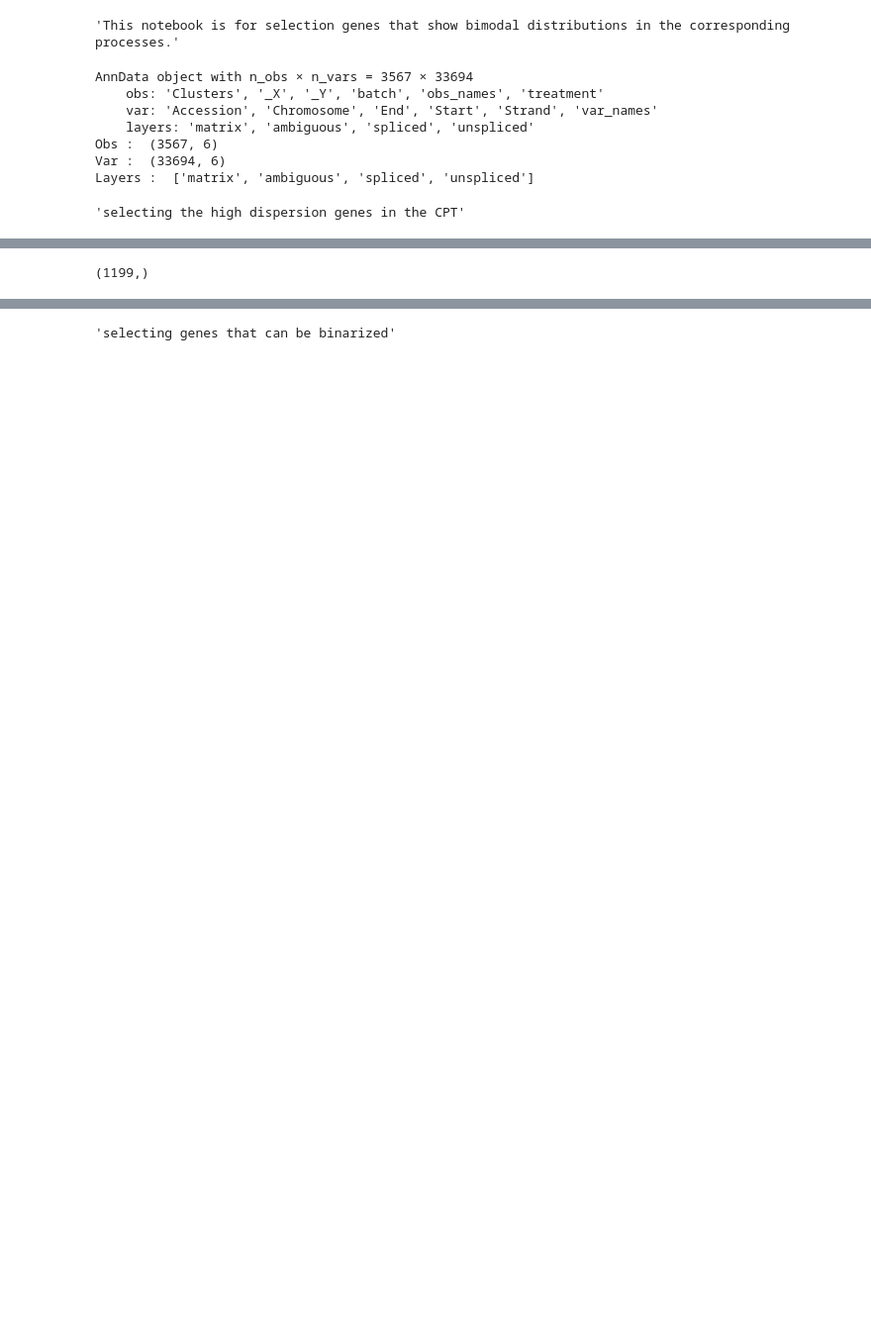
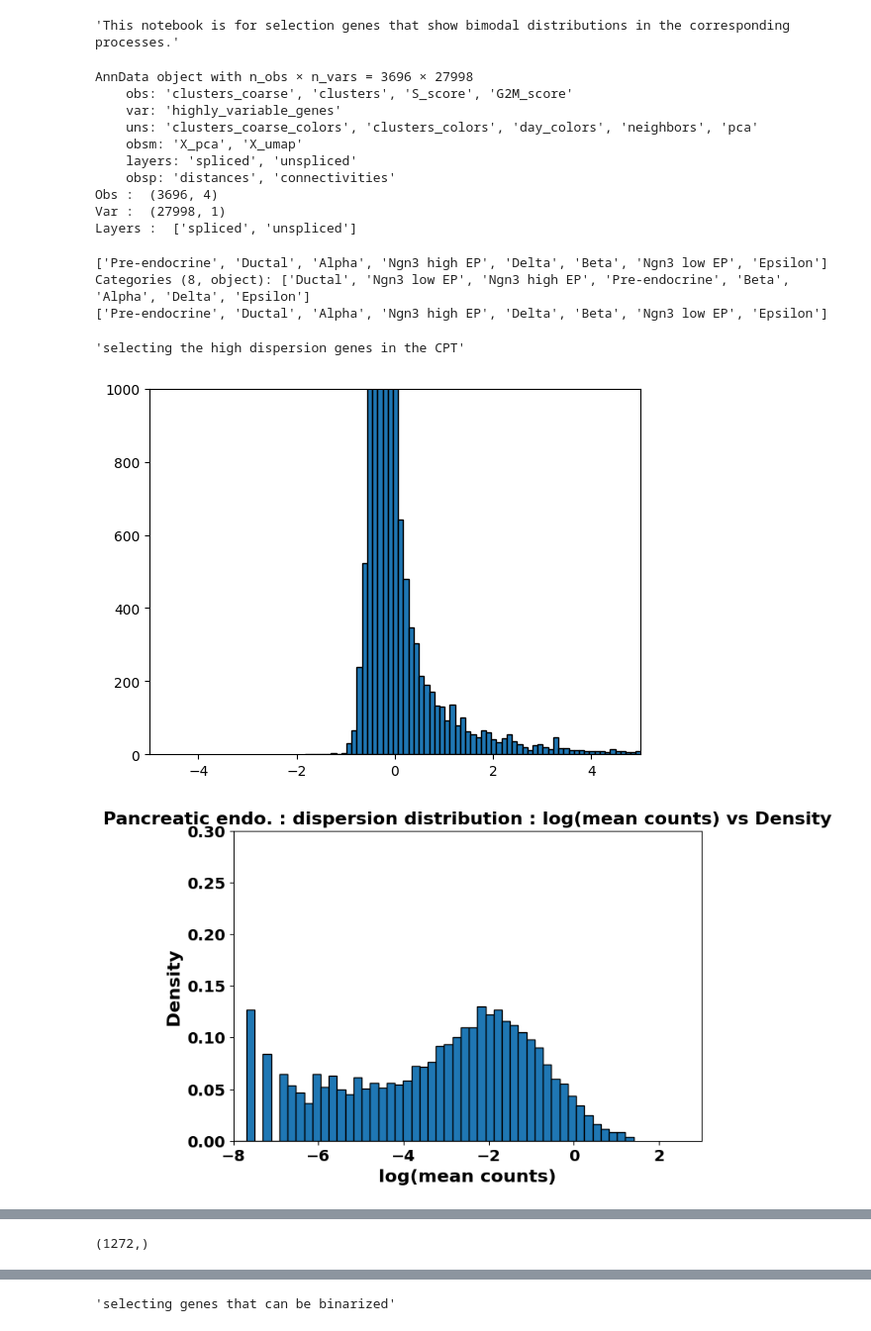
Before and after one commit to Sal7Duck/CPT_GRN_analysis, a Jupyter notebook: 1_gene_binarization.ipynb, the cells around one changed output, grey strips where cells are left out. Shown at 99% size. Drawn from its saved outputs; the diff is of its cells as text; code cells hidden in the pictures; blank space fills up the shorter version.

Commit message:
Reproduction of pipeline for pancreatic dataset

```diff
--- a/1_gene_binarization.ipynb
+++ b/1_gene_binarization.ipynb
@@ -46,20 +46,31 @@ if not os.path.exists('result/'):
     os.makedirs('result/')
 result_path='result/'
 # %%
-adata0=scv.read_loom("Data/Loom_data/a549_tgfb1.loom")
+adata0=scv.read('data/endocrinogenesis_day15.h5ad')
 # %%
 print(adata0)
 print("Obs : ", adata0.obs.shape)
 print("Var : ", adata0.var.shape)
 print("Layers : ", list(adata0.layers.keys()))
 # %% [output]
-AnnData object with n_obs × n_vars = 3567 × 33694
-    obs: 'Clusters', '_X', '_Y', 'batch', 'obs_names', 'treatment'
-    var: 'Accession', 'Chromosome', 'End', 'Start', 'Strand', 'var_names'
-    layers: 'matrix', 'ambiguous', 'spliced', 'unspliced'
-Obs :  (3567, 6)
-Var :  (33694, 6)
-Layers :  ['matrix', 'ambiguous', 'spliced', 'unspliced']
+AnnData object with n_obs × n_vars = 3696 × 27998
+    obs: 'clusters_coarse', 'clusters', 'S_score', 'G2M_score'
+    var: 'highly_variable_genes'
+    uns: 'clusters_coarse_colors', 'clusters_colors', 'day_colors', 'neighbors', 'pca'
+    obsm: 'X_pca', 'X_umap'
+    layers: 'spliced', 'unspliced'
+    obsp: 'distances', 'connectivities'
+Obs :  (3696, 4)
+Var :  (27998, 1)
+Layers :  ['spliced', 'unspliced']
+# %%
+print(adata0.obs['clusters'].unique())
+t_list = adata0.obs['clusters'].unique().tolist()
+print(t_list)
+# %% [output]
+['Pre-endocrine', 'Ductal', 'Alpha', 'Ngn3 high EP', 'Delta', 'Beta', 'Ngn3 low EP', 'Epsilon']
+Categories (8, object): ['Ductal', 'Ngn3 low EP', 'Ngn3 high EP', 'Pre-endocrine', 'Beta', 'Alpha', 'Delta', 'Epsilon']
+['Pre-endocrine', 'Ductal', 'Alpha', 'Ngn3 high EP', 'Delta', 'Beta', 'Ngn3 low EP', 'Epsilon']
 # %%
 "selecting the high dispersion genes in the CPT"
 # %% [output]
@@ -67,24 +78,52 @@ Layers :  ['matrix', 'ambiguous', 'spliced', 'unspliced']
 # %%
 adata=adata0.copy()
 adata,df,gene_subset=filter_dispersion(adata,n_bins=20,min_disp = 0.5,max_disp = np.inf,min_mean = 0.01,max_mean = 3)
+
+plt.hist(df["dispersion_norm"].values,bins=200,edgecolor='k')
+plt.axis([-5,5,0,1000])
+plt.show()
+
+plt.figure(figsize=(7.5,5))
+plt.hist(np.log(df["mean"].values),bins=150,edgecolor='k',density=True)
+plt.axis([-8,3,0,0.3])
+plt.xlabel('log(mean counts)',fontsize=16,fontweight='bold')
+plt.ylabel('Density',fontsize=16,fontweight='bold')
+plt.title('Pancreatic endo. : dispersion distribution : log(mean counts) vs Density',fontsize=16,fontweight='bold')
+plt.xticks(np.arange(-8,3,2),fontsize=14,fontweight='bold')
+plt.yticks(fontsize=14,fontweight='bold')
+plt.savefig(result_path+'EG_mean_counts_distribution.png',dpi=300)
+plt.show()
 
 # adata.var.index.values[gene_subset].shape
 hv_genes=adata.var.index.values[gene_subset]
 adata=adata[:,hv_genes]
 
 #----distribution of shared counts
 
 Xs, Xu = adata.layers["spliced"], adata.layers["unspliced"]
 nonzeros = (
     (Xs > 0).multiply(Xu > 0) if issparse(Xs) else (Xs > 0) * (Xu > 0)
             )
 X = (
     nonzeros.multiply(Xs) + nonzeros.multiply(Xu)
     if issparse(nonzeros)
                 else nonzeros * (Xs + Xu)
             )
 
 # plt.hist(np.sum(X.A,axis=0),bins=100,edgecolor='k')
 
+plt.figure(figsize=(7.5,5))
+plt.hist(np.log(np.sum(X.A,axis=0)+1e-6),bins=200,edgecolor='k',density=True)
+plt.axis([0,11,0,0.5])
+plt.xlabel('log(shared counts)',fontsize=16,fontweight='bold')
+plt.ylabel('Density',fontsize=16,fontweight='bold')
+plt.title('Pancreatic endo. : dispersion distribution : log(shared counts) vs Density',fontsize=16,fontweight='bold')
+plt.xticks(np.arange(2,12,2),fontsize=14,fontweight='bold')
+plt.yticks(fontsize=14,fontweight='bold')
+plt.savefig(result_path+'EG_shared_counts_distribution.png',dpi=300)
+plt.show()
+
 np.where(np.log(np.sum(X.A,axis=0))>2)[0].shape
 # %% [output]
+[figure, added]
+[figure, added]
@@ -91,4 +131,4 @@ np.where(np.log(np.sum(X.A,axis=0))>2)[0].shape
-(1199,)
+(1272,)
 # %%
 print("adata shape:", adata.shape)
 print("genes retained:", np.sum(gene_subset))
```
Also changed, not shown: parts of 12 cells of this notebook, 9 other files.
